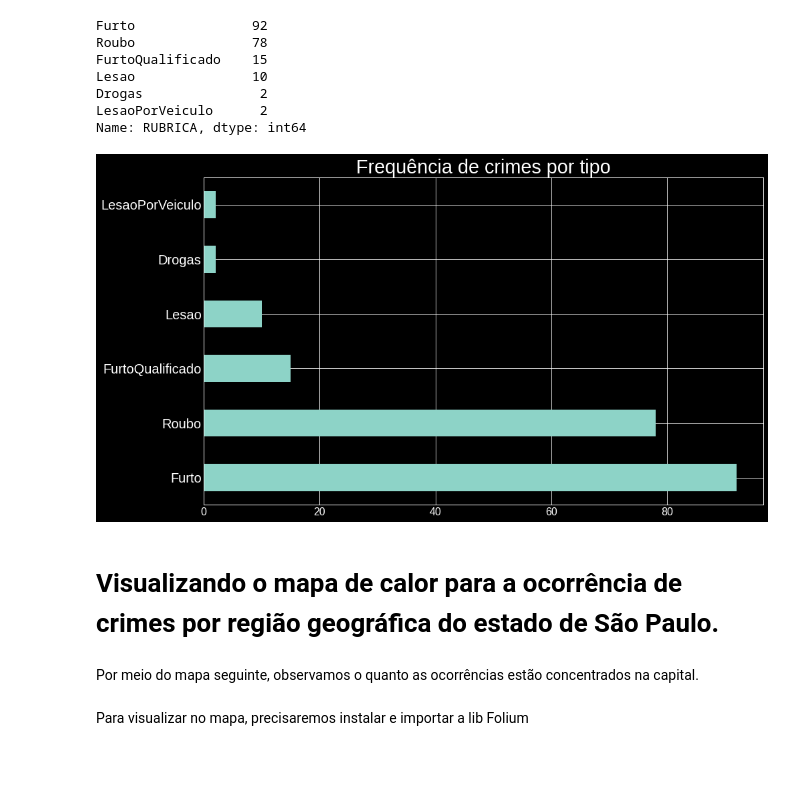
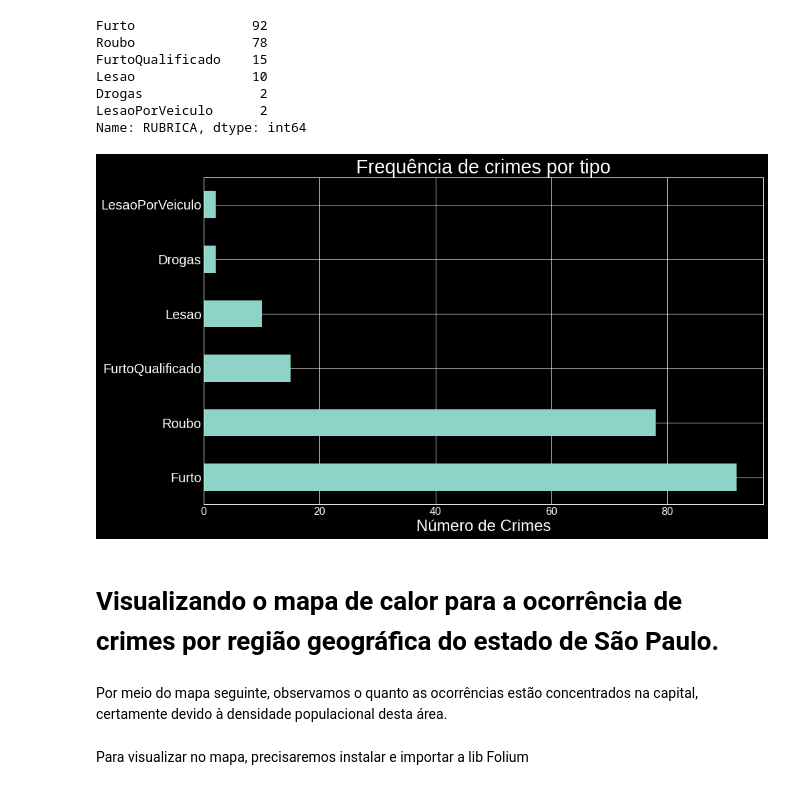
Before and after one commit to debora28/pi-2020.2, a Jupyter notebook: Crime_E2.ipynb, the cells around one changed output. Drawn from its saved outputs; the diff is of its cells as text; code cells hidden in the pictures; blank space fills up the shorter version.

```diff
--- a/Crime_E2.ipynb
+++ b/Crime_E2.ipynb
@@ -397,14 +415,15 @@ Name: RUBRICA, dtype: int64
 # %%
 plt.style.use('dark_background')
 plt.figure(figsize=(15,9))
+plt.xlabel('Número de Crimes')
 data2['RUBRICA'].value_counts().plot(kind='barh', title='Frequência de crimes por tipo')
 plt.show()
 # %% [output]
-[figure, old version]
+[figure, new version]
 # %% [markdown]
 # Visualizando o mapa de calor para a ocorrência de crimes por região geográfica do estado de São Paulo.
 # %% [markdown]
-Por meio do mapa seguinte, observamos o quanto as ocorrências estão concentrados na capital.
+Por meio do mapa seguinte, observamos o quanto as ocorrências estão concentrados na capital, certamente devido à densidade populacional desta área.
 # %% [markdown]
 Para visualizar no mapa, precisaremos instalar e importar a lib Folium
 # %%
```
Also changed, not shown: parts of 6 cells of this notebook.
